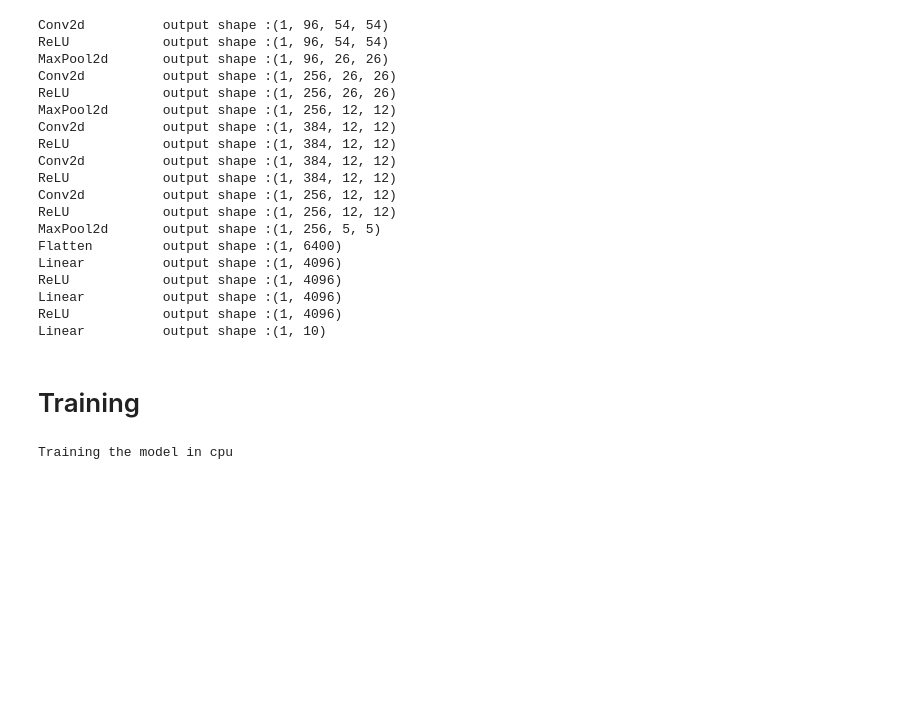
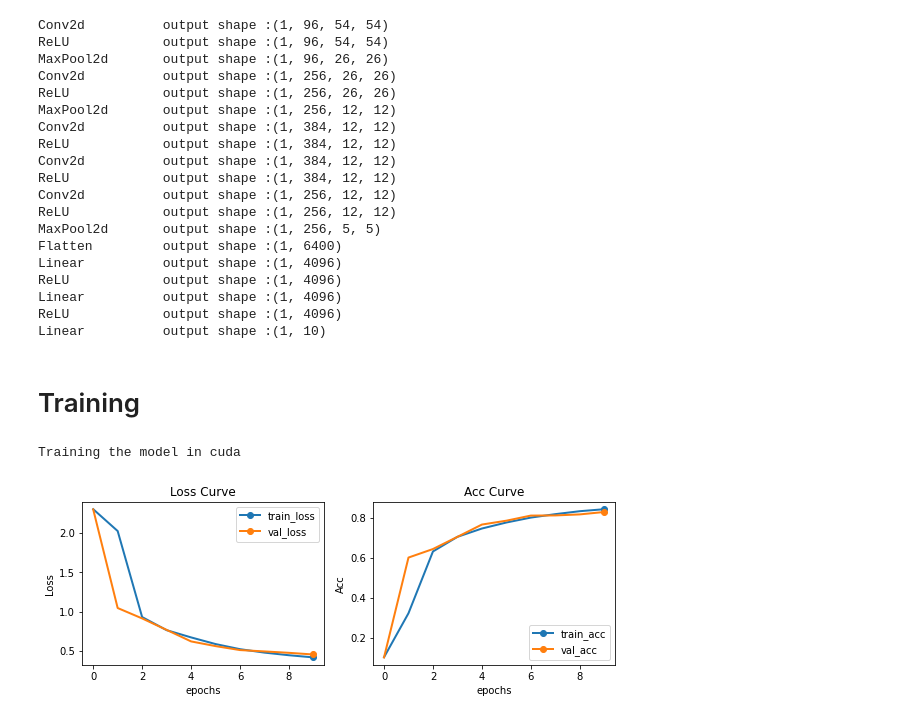
Before and after one commit to Lashi0812/PyTorch2, a Jupyter notebook: 04_CNN/Alexnet.ipynb, the cells around one changed output. Cells and saved outputs as stored; diff of their text form; code cells hidden in the pictures; blank space fills up the shorter version.

```diff
--- a/04_CNN/Alexnet.ipynb
+++ b/04_CNN/Alexnet.ipynb
@@ -109,7 +109,8 @@ Linear          output shape :(1, 10)
 # %%
 model = AlexNet(lr=0.01)
 data = helper.FashionMNIST(batch_size=128, resize=(224, 224))
-trainer = helper.Trainer(max_epochs=1)
+trainer = helper.Trainer(max_epochs=10)
 trainer.fit(model, data)
 # %% [output]
-Training the model in cpu
+Training the model in cuda
+[figure, added]
```
